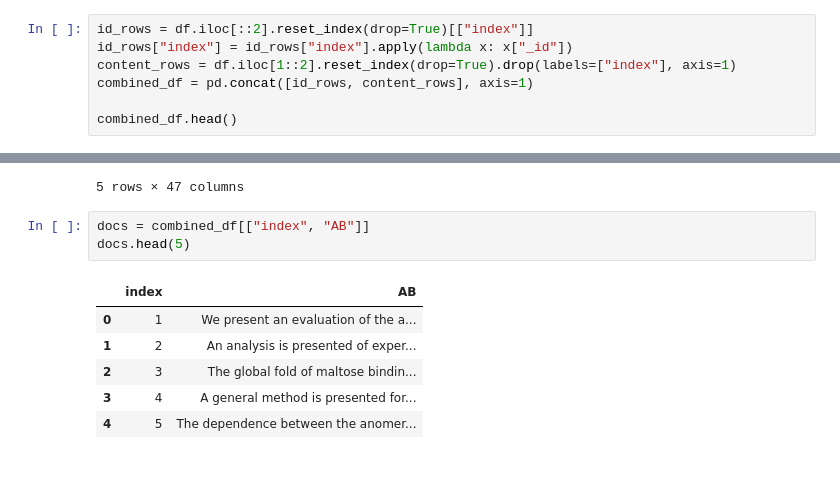
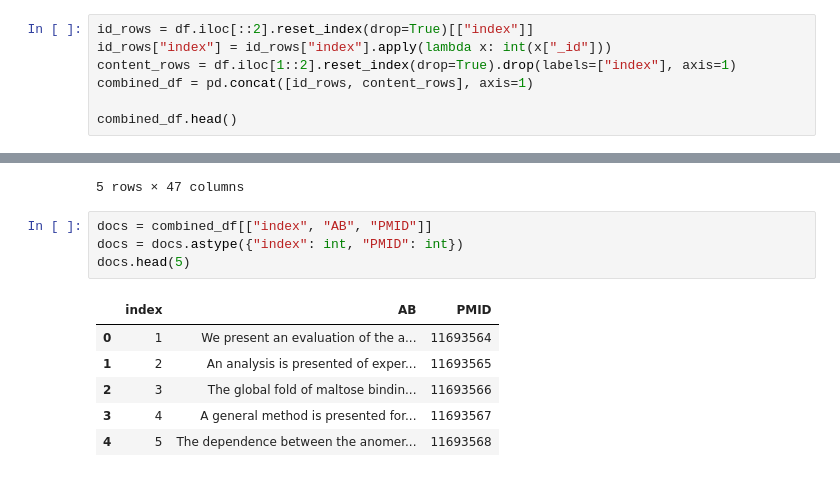
Before and after one commit to Lolya-cloud/fir-project, a Jupyter notebook: scripts/info-retrieval.ipynb, the cells around one changed output, grey strips where cells are left out. Cells and saved outputs as stored; diff of their text form.

```diff
--- a/scripts/info-retrieval.ipynb
+++ b/scripts/info-retrieval.ipynb
@@ -26,7 +26,7 @@ Index(['index', 'AB', 'AD', 'CY', 'DA', 'DCOM', 'DP', 'EDAT', 'ID', 'IP', 'IS',
 5 rows × 47 columns
 # %%
 id_rows = df.iloc[::2].reset_index(drop=True)[["index"]]
-id_rows["index"] = id_rows["index"].apply(lambda x: x["_id"])
+id_rows["index"] = id_rows["index"].apply(lambda x: int(x["_id"]))
 content_rows = df.iloc[1::2].reset_index(drop=True).drop(labels=["index"], axis=1)
 combined_df = pd.concat([id_rows, content_rows], axis=1)
 
@@ -40,15 +40,16 @@ combined_df.head()
 | 4 | 5 | The dependence between the anomer... | Department of Chemistry & Biochem... | Netherlands | 20011105.0 | 20020401.0 | 2001 Sep | 2001/11/06 10:00 | NaN | 1 | ... | ... |
 5 rows × 47 columns
 # %%
-docs = combined_df[["index", "AB"]]
+docs = combined_df[["index", "AB", "PMID"]]
+docs = docs.astype({"index": int, "PMID": int})
 docs.head(5)
 # %% [output]
-|  | index | AB |
-| 0 | 1 | We present an evaluation of the a... |
-| 1 | 2 | An analysis is presented of exper... |
-| 2 | 3 | The global fold of maltose bindin... |
-| 3 | 4 | A general method is presented for... |
-| 4 | 5 | The dependence between the anomer... |
+|  | index | AB | PMID |
+| 0 | 1 | We present an evaluation of the a... | 11693564 |
+| 1 | 2 | An analysis is presented of exper... | 11693565 |
+| 2 | 3 | The global fold of maltose bindin... | 11693566 |
+| 3 | 4 | A general method is presented for... | 11693567 |
+| 4 | 5 | The dependence between the anomer... | 11693568 |
 # %%
 # load queries
 queries = pd.DataFrame(columns=["index", "query"])
```
Also changed, not shown: parts of 11 cells of this notebook.
